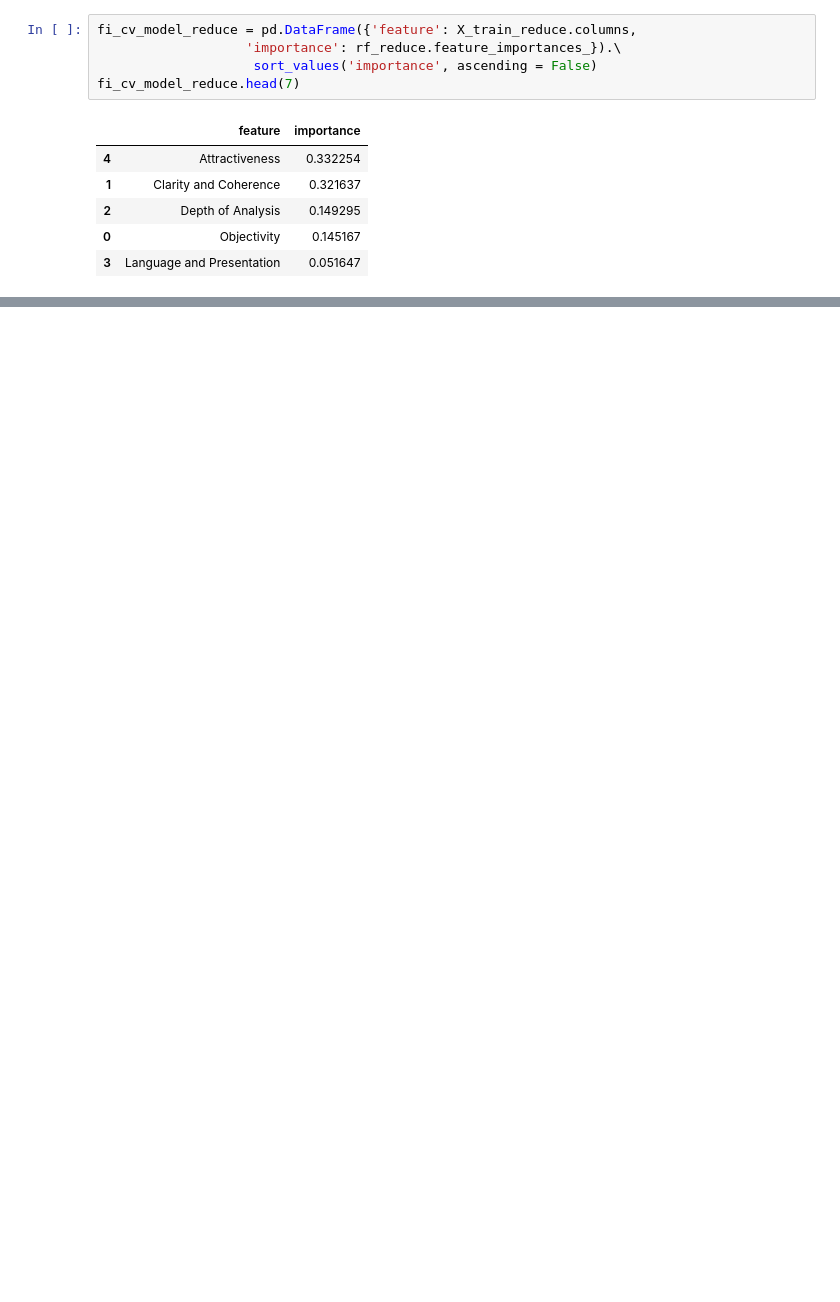
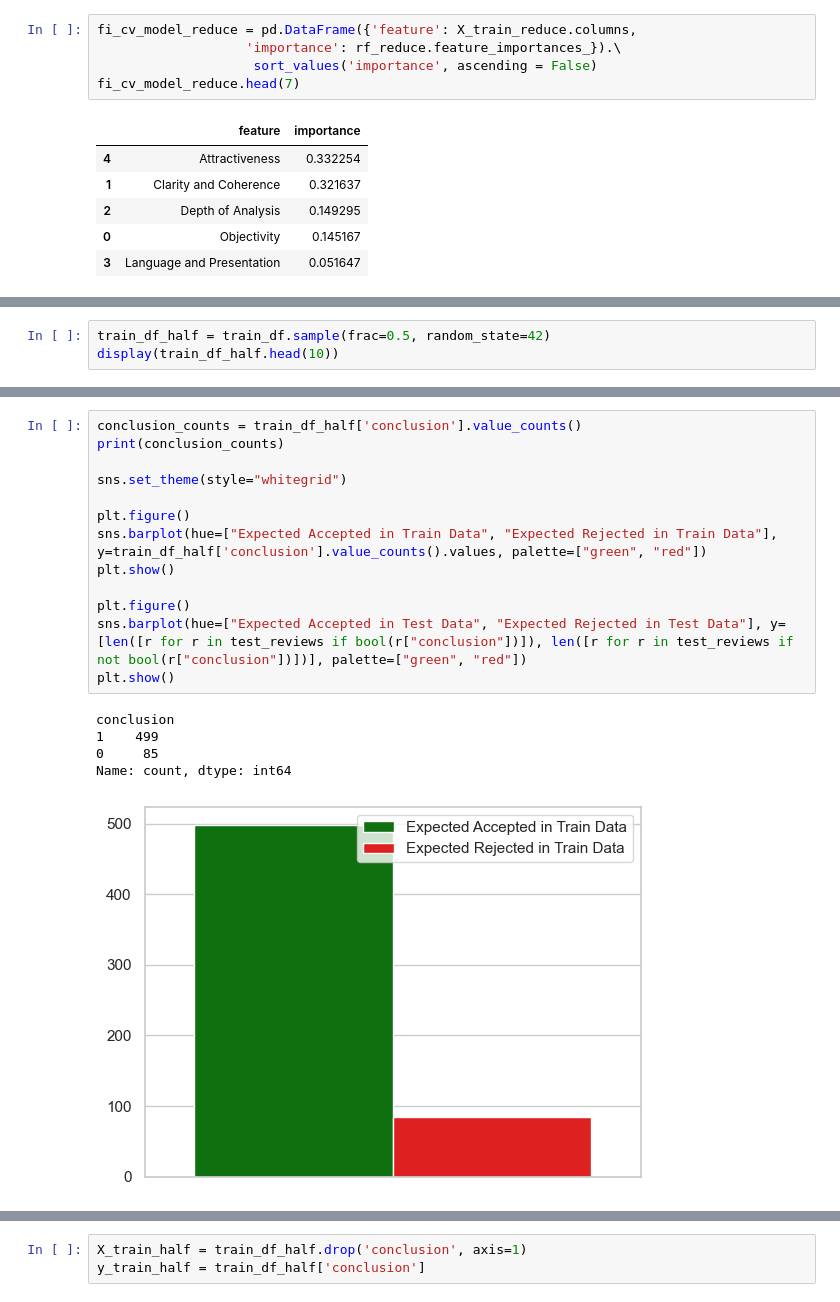
Before and after one commit to WilliamLiao2015/NYCU-Artificial-Intelligence-Capstone-Project-1, a Jupyter notebook: methods/supervised/RandomForest.ipynb, the cells around one changed output, grey strips where cells are left out. Drawn from its saved outputs; the diff is of its cells as text; blank space fills up the shorter version.

Commit message:
Update: Reduce Data rows

```diff
--- a/methods/supervised/RandomForest.ipynb
+++ b/methods/supervised/RandomForest.ipynb
@@ -296,0 +295,3 @@ s
+# %%
+train_df_half = train_df.sample(frac=0.5, random_state=42)
+display(train_df_half.head(10))
@@ -296,0 +310,19 @@ s
+# %%
+conclusion_counts = train_df_half['conclusion'].value_counts()
+print(conclusion_counts)
+
+sns.set_theme(style="whitegrid")
+
+plt.figure()
+sns.barplot(hue=["Expected Accepted in Train Data", "Expected Rejected in Train Data"], y=train_df_half['conclusion'].value_counts().values, palette=["green", "red"])
+plt.show()
+
+plt.figure()
+sns.barplot(hue=["Expected Accepted in Test Data", "Expected Rejected in Test Data"], y=[len([r for r in test_reviews if bool(r["conclusion"])]), len([r for r in test_reviews if not bool(r["conclusion"])])], palette=["green", "red"])
+plt.show()
+# %% [output]
+conclusion
+1    499
+0     85
+Name: count, dtype: int64
+[figure, added]
@@ -296,0 +330,3 @@ s
+# %%
+X_train_half = train_df_half.drop('conclusion', axis=1)
+y_train_half = train_df_half['conclusion']
```
Also changed, not shown: parts of 12 cells of this notebook.
